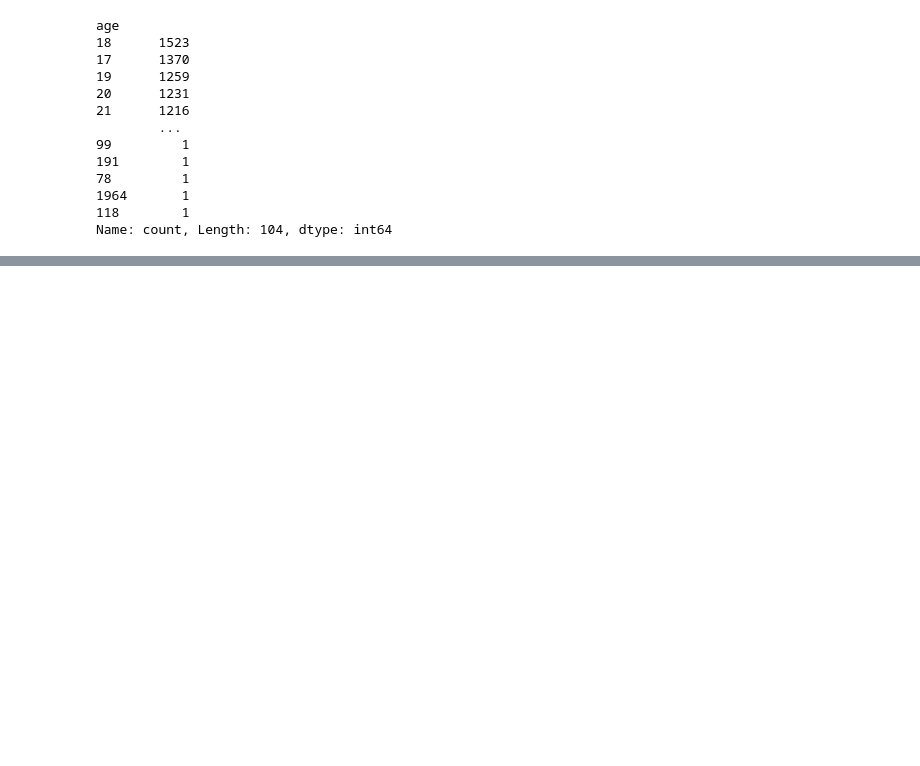
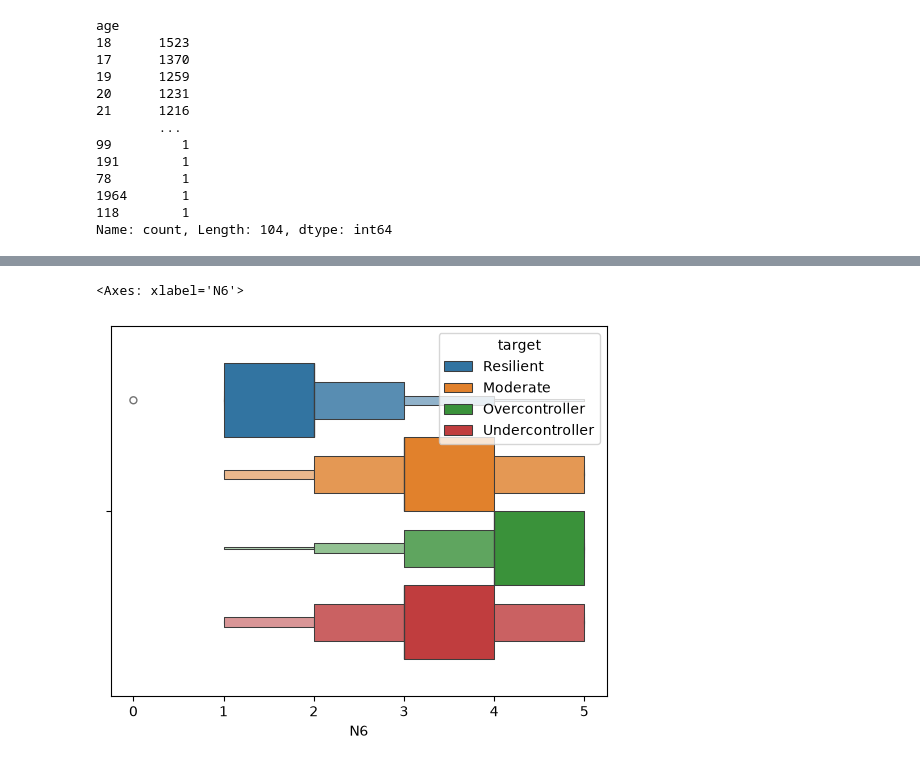
Before and after one commit to MaWeDu/big-five-personality, a Jupyter notebook: 01_EDA.ipynb, the cells around one changed output, grey strips where cells are left out. Drawn from its saved outputs; the diff is of its cells as text; code cells hidden in the pictures; blank space fills up the shorter version.

```diff
--- a/01_EDA.ipynb
+++ b/01_EDA.ipynb
@@ -72,0 +112,5 @@ Name: count, Length: 104, dtype: int64
+# %%
+sns.boxenplot(df , x="N6", hue="target")
+# %% [output]
+<Axes: xlabel='N6'>
+[figure, added]
```
Also changed, not shown: parts of 2 cells of this notebook, 2 other files.
